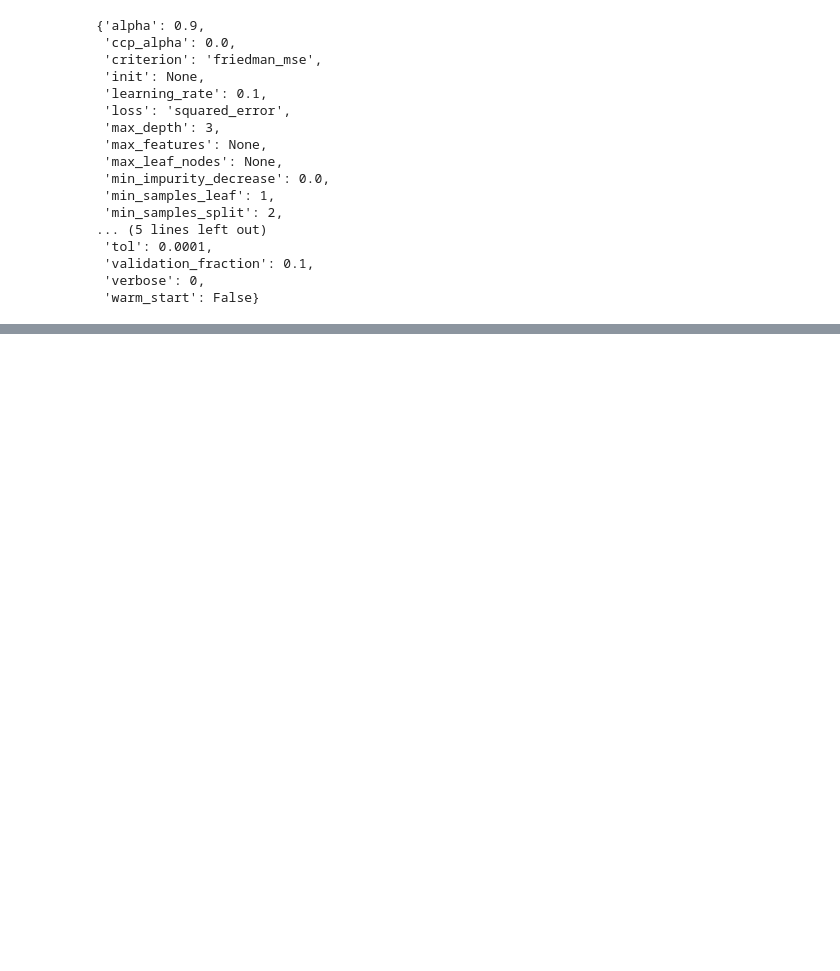
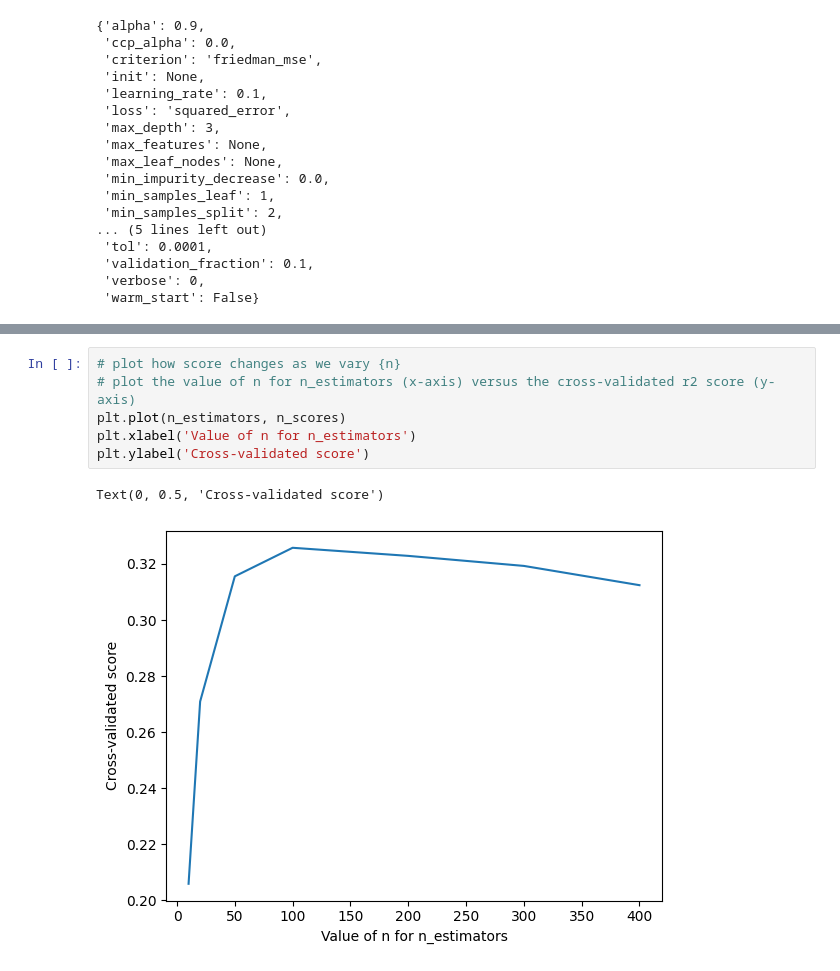
Before and after one commit to Reema-Khaseeb/car-price-prediction, a Jupyter notebook: notebooks/feature_engineering_train_eval_models.ipynb, the cells around one changed output, grey strips where cells are left out. Saved outputs shown, nothing was run; the diff lists cells and outputs as text; blank space fills up the shorter version.

```diff
--- a/notebooks/feature_engineering_train_eval_models.ipynb
+++ b/notebooks/feature_engineering_train_eval_models.ipynb
@@ -422,0 +657,9 @@ pickle.dump(pipeline,
+# %%
+# plot how score changes as we vary {n}
+# plot the value of n for n_estimators (x-axis) versus the cross-validated r2 score (y-axis)
+plt.plot(n_estimators, n_scores)
+plt.xlabel('Value of n for n_estimators')
+plt.ylabel('Cross-validated score')
+# %% [output]
+Text(0, 0.5, 'Cross-validated score')
+[figure, added]
```
Also changed, not shown: parts of 97 cells of this notebook, 6 other files.
